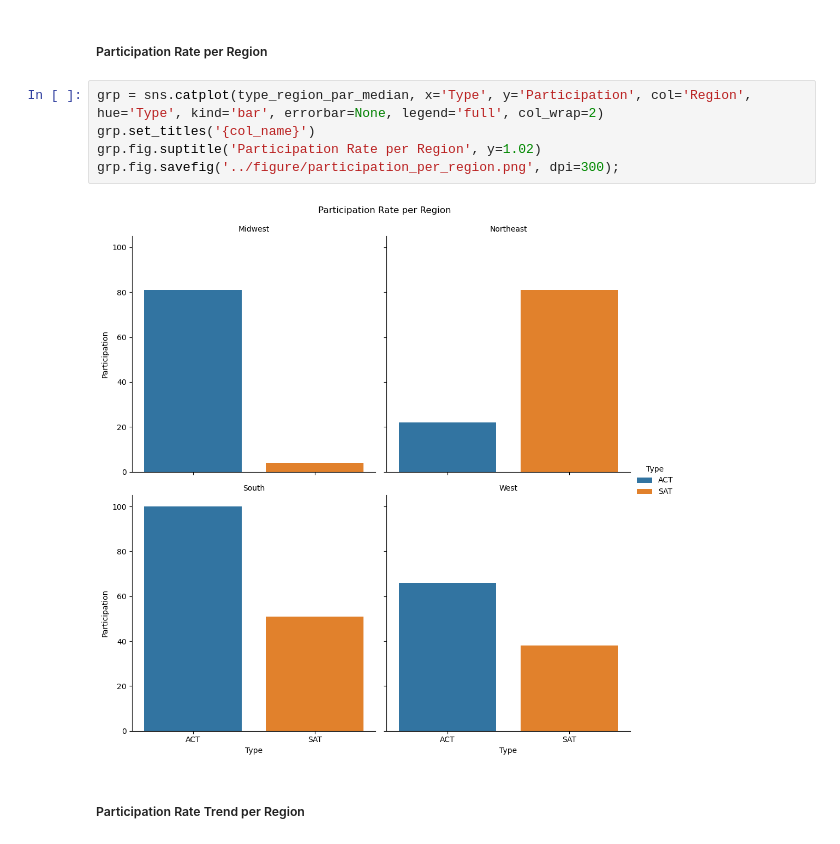
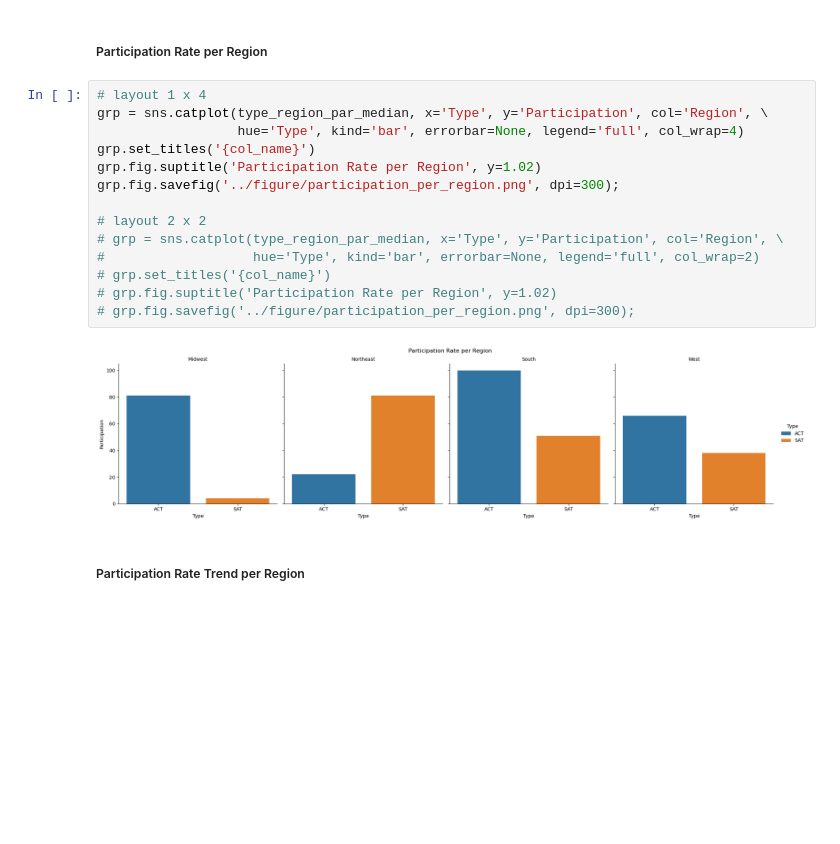
Before and after one commit to utthawit/project_1, a Jupyter notebook: code/code.ipynb, the cells around one changed output. Drawn from its saved outputs; the diff is of its cells as text; blank space fills up the shorter version.

Commit message:
update graphs

```diff
--- a/code/code.ipynb
+++ b/code/code.ipynb
@@ -253,12 +224,21 @@ The difference between groups ACT and SAT is statistically significant.
 # %% [markdown]
 ##### Participation Rate per Region
 # %%
-grp = sns.catplot(type_region_par_median, x='Type', y='Participation', col='Region', hue='Type', kind='bar', errorbar=None, legend='full', col_wrap=2)
+# layout 1 x 4
+grp = sns.catplot(type_region_par_median, x='Type', y='Participation', col='Region', \
+                  hue='Type', kind='bar', errorbar=None, legend='full', col_wrap=4)
 grp.set_titles('{col_name}')
 grp.fig.suptitle('Participation Rate per Region', y=1.02)
 grp.fig.savefig('../figure/participation_per_region.png', dpi=300);
+
+# layout 2 x 2
+# grp = sns.catplot(type_region_par_median, x='Type', y='Participation', col='Region', \
+#                   hue='Type', kind='bar', errorbar=None, legend='full', col_wrap=2)
+# grp.set_titles('{col_name}')
+# grp.fig.suptitle('Participation Rate per Region', y=1.02)
+# grp.fig.savefig('../figure/participation_per_region.png', dpi=300);
 # %% [output]
-[figure, old version]
+[figure, new version]
 # %% [markdown]
 ##### Participation Rate Trend per Region
 # %%
```
Also changed, not shown: parts of 5 cells of this notebook, 3 other files.
